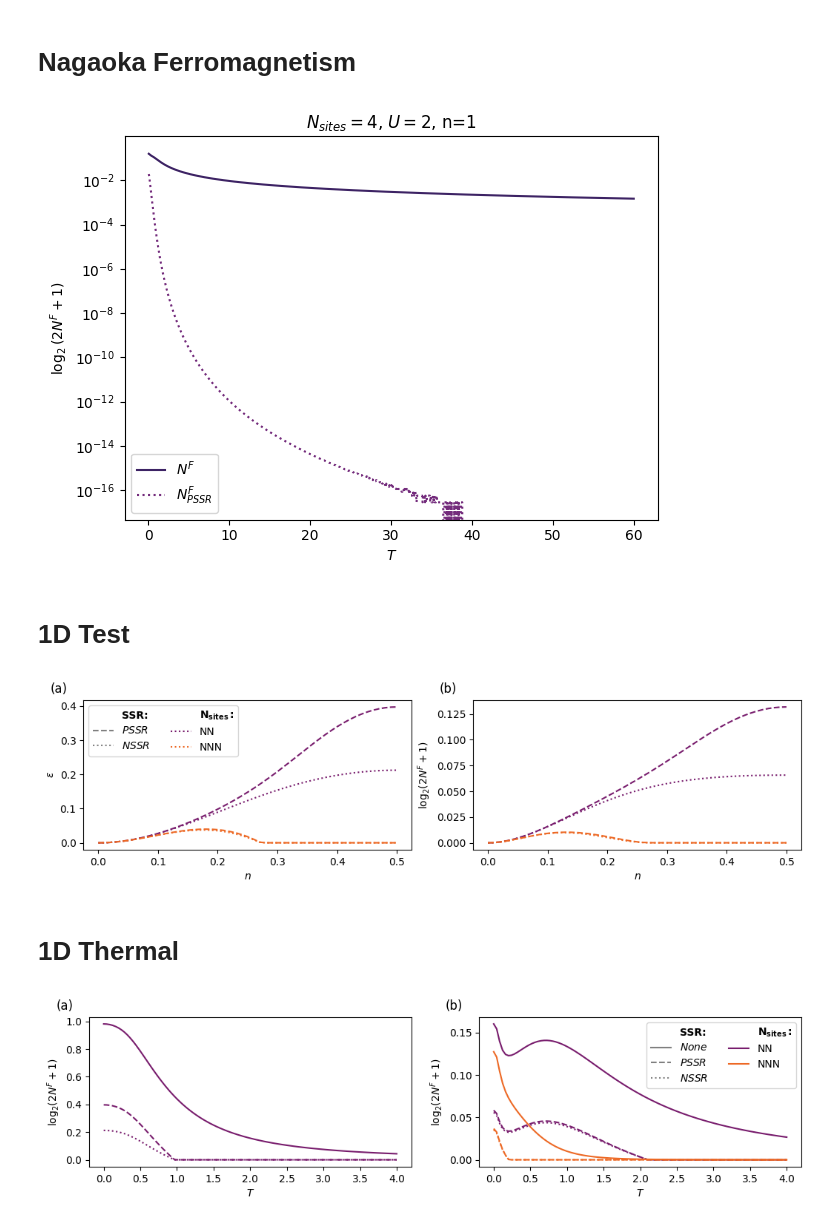
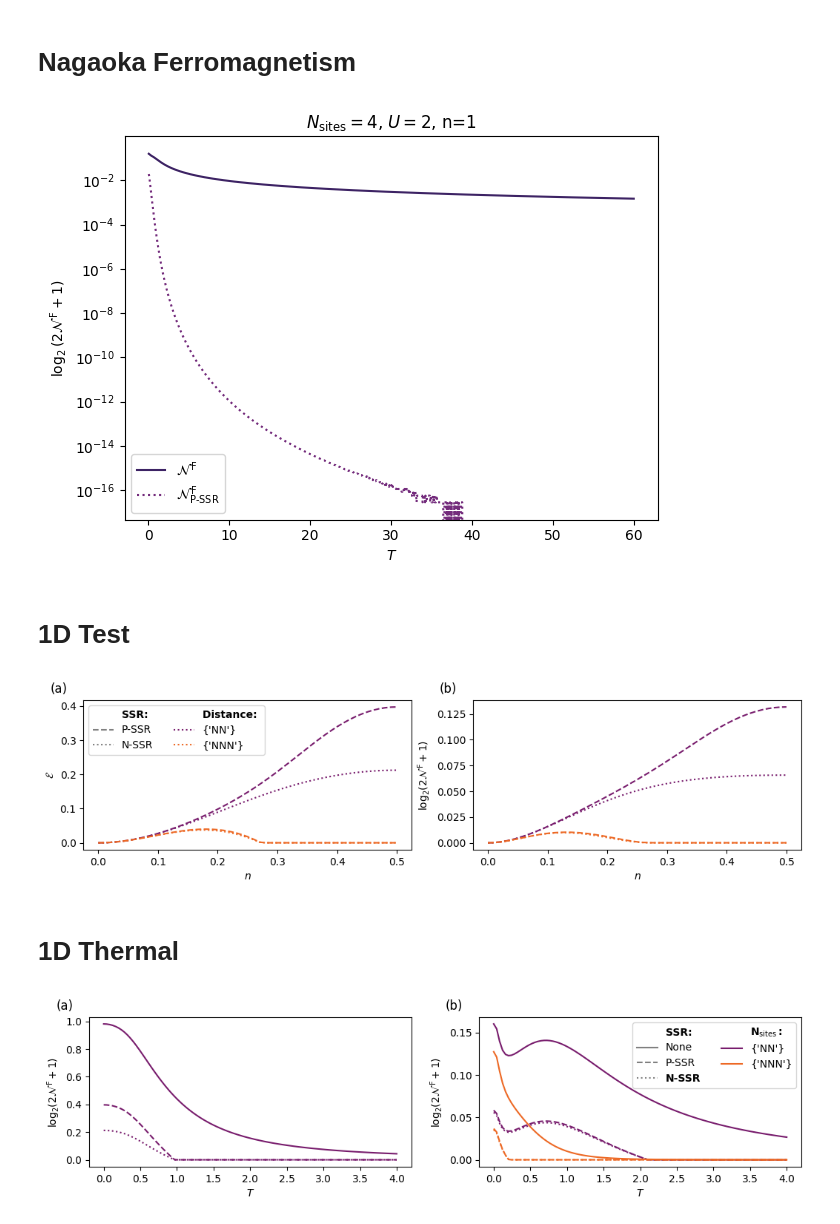
Before and after one commit to beddalumia/ThermalSSRproject, a Jupyter notebook: Generate_plots.ipynb, the cells around one changed output. Saved outputs shown, nothing was run; the diff lists cells and outputs as text; code cells hidden in the pictures.

Commit message:
Revise notebook
Labels, mainly. Some issues still persist.

```diff
--- a/Generate_plots.ipynb
+++ b/Generate_plots.ipynb
@@ -348,10 +356,10 @@ for ids,path in enumerate(dirs_vec):
         T = [1/i for i in beta_vals]
         al = 0.9
 
-        ax.plot(T, NF, label = r"$N^F$", linestyle = "--", color = colors[0], alpha = al)
-        ax.scatter(T, NF_t, label = r"$N^F_{twisted}$", color = colors[1], alpha = al-0.1, marker = "x", s = 80)
-        ax.scatter(T, NSSR_t, label = r"$N^F_{twisted,\lambda}$", color = colors[2], alpha = al-0.1)
-        ax.scatter(T, PSSR_t, label = r"$\tilde N^F_{twisted}$", color = colors[3], alpha = al-0.1, marker = "+")
+        ax.plot(T, NF, label = r"$\mathcal{N}^\mathrm{\,F}$", linestyle = "--", color = colors[0], alpha = al)
+        ax.scatter(T, NF_t, label = r"$\mathcal{N}^\mathrm{\,F}_{\mathrm{twisted}}$", color = colors[1], alpha = al-0.1, marker = "x", s = 80)
+        ax.scatter(T, NSSR_t, label = r"$\mathcal{N}^\mathrm{\,F}_{\mathrm{twisted},\lambda}$", color = colors[2], alpha = al-0.1)
+        ax.scatter(T, PSSR_t, label = r"$\tilde \mathcal{N}^\mathrm{\,F}_{\mathrm{twisted}}$", color = colors[3], alpha = al-0.1, marker = "+")
 
         idir += 1
 
@@ -361,9 +369,9 @@ for ids,path in enumerate(dirs_vec):
 ax.set_xlim((0,6))
 #ax.set_ylim((0,1.5))
 
-ax.set_title(r"$N_{sites}=2$, $U=2$, n=$1$")
+ax.set_title(r"$N_{\mathrm{sites}}=2$, $U=2$, $n=1$")
 ax.set_xlabel(r"$T$")
-ax.set_ylabel(r"$\log_2\left(2N^F+1\right)$")
+ax.set_ylabel(r"$\log_2\left(2\mathcal{N}^\mathrm{\,F}+1\right)$")
 
 ax.legend()
 fig.tight_layout()
@@ -720,8 +728,8 @@ x_fnnn, fnnn_vals = data_fnnn[:,0], data_fnnn[:,1]
 
 al = 0.9
 
-ax.plot(x_fnn, fnn_vals, label = r"$N^F$", linestyle = "-", color = colors[0], alpha = al)
-ax.plot(x_fnnn, fnnn_vals, label = r"$N^F_{PSSR}$", linestyle = ":", color = colors[1], alpha = al)
+ax.plot(x_fnn, fnn_vals, label = r"$\mathcal{N}^\mathrm{\,F}$", linestyle = "-", color = colors[0], alpha = al)
+ax.plot(x_fnnn, fnnn_vals, label = r"$\mathcal{N}^\mathrm{\,F}_{\text{P-SSR}}$", linestyle = ":", color = colors[1], alpha = al)
 
 #ax.set_xscale('log')
 ax.set_yscale('log')
@@ -729,16 +737,16 @@ ax.set_yscale('log')
 #ax.set_xlim((0,20))
 #ax.set_ylim((0,1.5))
 
-ax.set_title(r"$N_{sites}=4$, $U=2$, n=$1$")
+ax.set_title(r"$N_{\mathrm{sites}}=4$, $U=2$, n=$1$")
 ax.set_xlabel(r"$T$")
-ax.set_ylabel(r"$\log_2\left(2N^F+1\right)$")
+ax.set_ylabel(r"$\log_2\left(2\mathcal{N}^\mathrm{\,F}+1\right)$")
 
 ax.legend()
 fig.tight_layout()
 
 fig.savefig("pic/Nagaoka.pdf")
 # %% [output]
-[figure, old version]
+[figure, new version]
 # %% [markdown]
 # 1D Test
 # %%
@@ -773,15 +781,15 @@ handles.insert(0,dummy4)
 handles.insert(0,dummy3)
 handles.insert(0,dummy2)
 handles.insert(0,dummy5)
-labels.insert(0,"$\mathbf{N_{{sites}}:}$")
-labels.insert(0,"$NSSR$")
-labels.insert(0,"$PSSR$")
+labels.insert(0,"Distance: ")
+labels.insert(0,"N-SSR")
+labels.insert(0,"P-SSR")
 labels.insert(0,"SSR:")
 
 ax[0].set_xlabel(r"$n$")
 ax[1].set_xlabel(r"$n$")
-ax[1].set_ylabel(r"$\log_2\!\left(2N^F+1\right)$")
-ax[0].set_ylabel(r"$\varepsilon$")
+ax[1].set_ylabel(r"$\log_2\!\left(2\mathcal{N}^\mathrm{\,F}+1\right)$")
+ax[0].set_ylabel(r"$\mathcal{E}$")
 leg = ax[0].legend(handles, labels, ncol=2)
 leg.get_texts()[0].set_fontweight('bold')
 leg.get_texts()[3].set_fontweight('bold')
@@ -807,7 +815,7 @@ ax[1].text(
 fig.tight_layout()
 fig.savefig("pic/1D_GroundState_noninteracting_new.pdf")
 # %% [output]
-[figure, old version]
+[figure, new version]
 # %% [markdown]
 # 1D Thermal
 # %%
@@ -847,42 +855,42 @@ handles.insert(0,dummy3)
 handles.insert(0,dummy2)
 handles.insert(0,dummy1)
 handles.insert(0,dummy5)
-labels.insert(0,"$\mathbf{N_{{sites}}:}$")
-labels.insert(0,"$NSSR$")
-labels.insert(0,"$PSSR$")
-labels.insert(0,"$None$")
+labels.insert(0,"$\mathbf{N_{\mathrm{sites}}:}$")
+labels.insert(0,"N-SSR")
+labels.insert(0,"P-SSR")
+labels.insert(0,"None")
 labels.insert(0,"SSR:")
 
 ax[0].set_xlabel(r"$T$")
 ax[1].set_xlabel(r"$T$")
-ax[1].set_ylabel(r"$\log_2\!\left(2N^F+1\right)$")
-ax[0].set_ylabel(r"$\log_2\!\left(2N^F+1\right)$")
+ax[1].set_ylabel(r"$\log_2\!\left(2\mathcal{N}^\mathrm{\,F}+1\right)$")
+ax[0].set_ylabel(r"$\log_2\!\left(2\mathcal{N}^\mathrm{\,F}+1\right)$")
 leg = ax[1].legend(handles, labels, ncol=2)
 leg.get_texts()[0].set_fontweight('bold')
 leg.get_texts()[3].set_fontweight('bold')
 
 labels = [r"(a)", r"(b)", r"(c)", r"(d)", r"(e)", r"(f)", r"(g)"]
 ax[0].text(
     -0.05, 1.03, labels[0],
     transform=ax[0].transAxes,
     fontsize=12,
     #fontweight="bold",
     va="bottom",
     ha="right"
 )
 ax[1].text(
     -0.05, 1.03, labels[1],
     transform=ax[1].transAxes,
     fontsize=12,
     #fontweight="bold",
     va="bottom",
     ha="right"
 )
 
 fig.tight_layout()
 fig.savefig("pic/1D_Thermal_noninteracting.pdf")
 # %% [output]
-[figure, old version]
+[figure, new version]
 # %%
 distances = pd.read_csv("./U=0/data/Thermal1D_distances.csv", header = None).iloc[0,:].tolist()
 fillings = pd.read_csv("./U=0/data/Thermal1D_fillings.csv", header = None).iloc[:,0].tolist()
```
Also changed, not shown: parts of 5 cells of this notebook.
